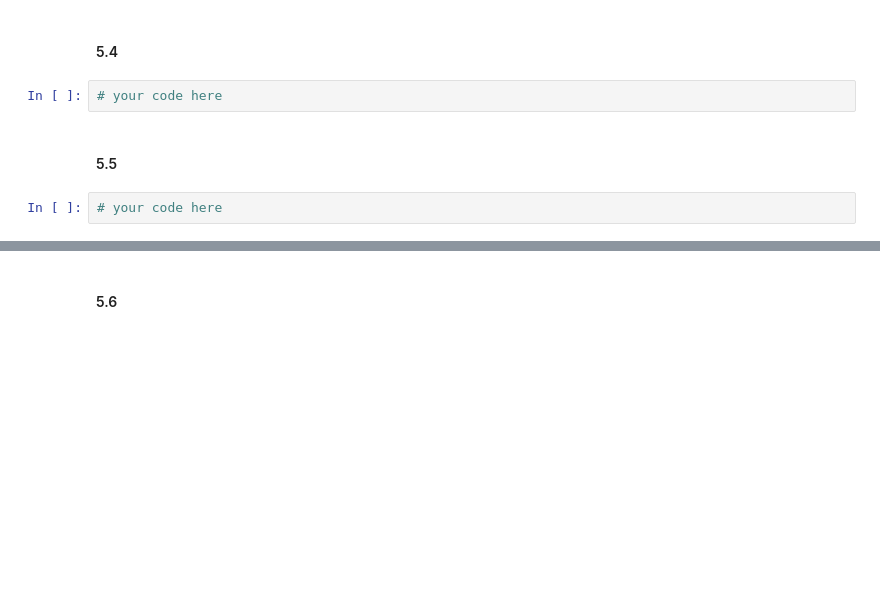
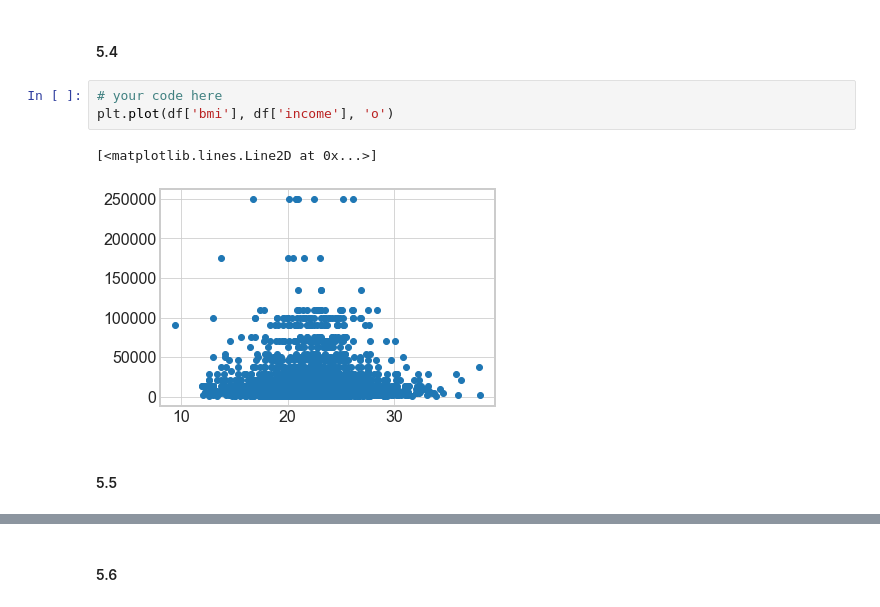
Before and after one commit to harimadhavan2000/HW1, a Jupyter notebook: AI1_HW1_Scaffold.ipynb, the cells around one changed output, grey strips where cells are left out. Saved outputs shown, nothing was run; the diff lists cells and outputs as text; blank space fills up the shorter version.

```diff
--- a/AI1_HW1_Scaffold.ipynb
+++ b/AI1_HW1_Scaffold.ipynb
@@ -739,7 +773,9 @@ Answer the below questions using plots & simple statistics
 #### 5.4
 # %%
 # your code here
+plt.plot(df['bmi'], df['income'], 'o')
+# %% [output]
+[<matplotlib.lines.Line2D at 0x...>]
+[figure, added]
 # %% [markdown]
 #### 5.5
-# %%
-# your code here
```
Also changed, not shown: parts of 16 cells of this notebook, 1 other file.
